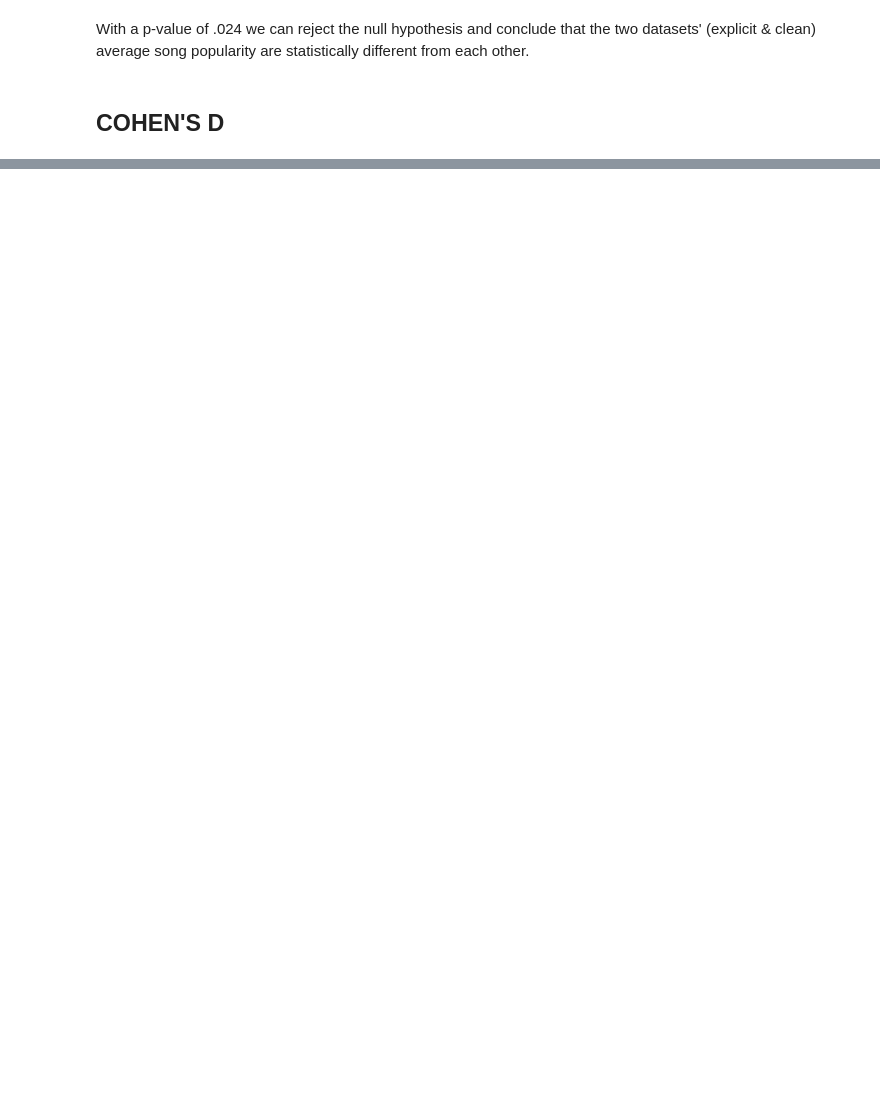
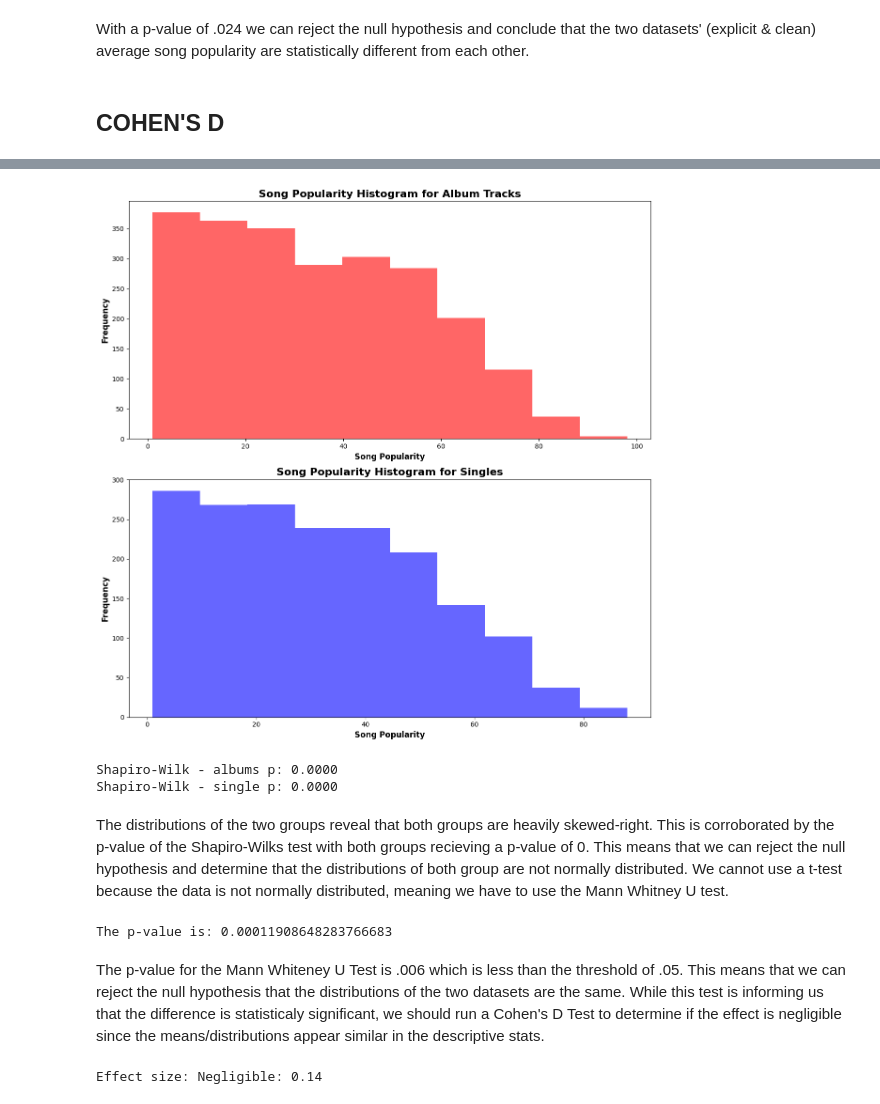
Before and after one commit to spennyfinn/Spotify_ETL_Project, a Jupyter notebook: notebooks/03_two_tailed_test.ipynb, the cells around one changed output, grey strips where cells are left out. Saved outputs shown, nothing was run; the diff lists cells and outputs as text; code cells hidden in the pictures; blank space fills up the shorter version.

```diff
--- a/notebooks/03_two_tailed_test.ipynb
+++ b/notebooks/03_two_tailed_test.ipynb
@@ -192,0 +226,3 @@ def cohens_d(std1, std2, mean1, mean2):
+# %%
+albums = data[data['album_type']==0]['popularity']
+singles = data[data['album_type']==1]['popularity']
@@ -192,0 +255,41 @@ def cohens_d(std1, std2, mean1, mean2):
+# %%
+fig, axes = plt.subplots(2,1, figsize=(12,12))
+
+axes[0].hist(albums, color='red',alpha=.6)
+axes[0].set_xlabel('Song Popularity', fontsize=12, fontweight='bold')
+axes[0].set_ylabel('Frequency', fontsize=12, fontweight='bold')
+axes[0].set_title('Song Popularity Histogram for Album Tracks', fontsize=16, fontweight='bold')
+
+axes[1].hist(singles, color='blue',alpha=.6)
+axes[1].set_xlabel('Song Popularity', fontsize=12, fontweight='bold')
+axes[1].set_ylabel('Frequency', fontsize=12, fontweight='bold')
+axes[1].set_title('Song Popularity Histogram for Singles', fontsize=16, fontweight='bold')
+
+plt.tight_layout()
+plt.show()
+# %% [output]
+[figure, added]
+# %%
+_, p_album = shapiro(albums.sample(500))
+_, p_single = shapiro(singles.sample(500))
+
+
+print(f'Shapiro-Wilk - albums p: {p_album:.4f}')
+print(f'Shapiro-Wilk - single p: {p_single:.4f}')
+# %% [output]
+Shapiro-Wilk - albums p: 0.0000
+Shapiro-Wilk - single p: 0.0000
+# %% [markdown]
+The distributions of the two groups reveal that both groups are heavily skewed-right. This is corroborated by the p-value of the Shapiro-Wilks test with both groups recieving a p-value of 0. This means that we can reject the null hypothesis and determine that the distributions of both group are not normally distributed. We cannot use a t-test because the data is not normally distributed, meaning we have to use the Mann Whitney U test.
+# %%
+stats, p_value=mannwhitneyu(albums, singles, alternative='two-sided')
+
+print(f'The p-value is: {p_value}')
+# %% [output]
+The p-value is: 0.00011908648283766683
+# %% [markdown]
+The p-value for the Mann Whiteney U Test is .006 which is less than the threshold of .05. This means that we can reject the null hypothesis that the distributions of the two datasets are the same. While this test is informing us that the difference is statisticaly significant, we should run a Cohen's D Test to determine if the effect is negligible since the means/distributions appear similar in the descriptive stats.
+# %%
+cohens_d(albums.std(), singles.std(), albums.mean(), singles.mean())
+# %% [output]
+Effect size: Negligible: 0.14
```
Also changed, not shown: parts of 25 cells of this notebook, 4 other files.
